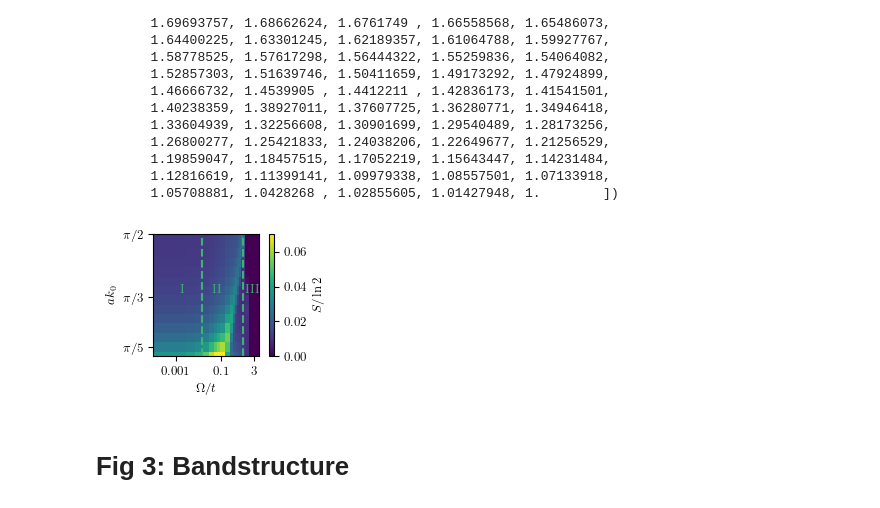
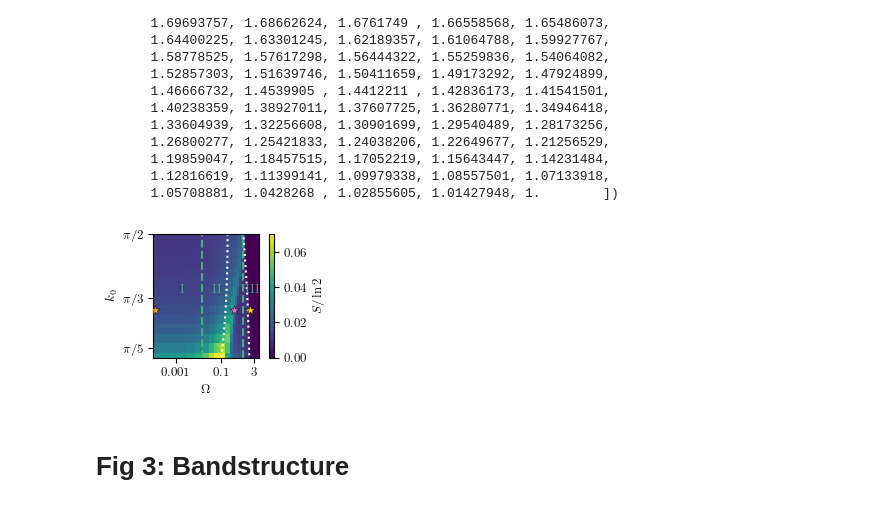
Before and after one commit to Ssalazar12/submission_VN_spinless, a Jupyter notebook: notebooks/analysis/manuscript_figures.ipynb, the cells around one changed output. Saved outputs shown, nothing was run; the diff lists cells and outputs as text; code cells hidden in the pictures.

```diff
--- a/notebooks/analysis/manuscript_figures.ipynb
+++ b/notebooks/analysis/manuscript_figures.ipynb
@@ -1176,36 +1103,51 @@ ax.set_yticks([np.pi / 5, np.pi / 3, np.pi / 2],
               labels=[r"$\pi/5$",r"$\pi/3$",r"$\pi/2$"],
               fontsize=base_font)
 
 ax.set_xlim(0.0001, 5)
 ax.set_ylim(0.35 * np.pi / 2, np.pi / 2)
 
 # Regime labels.
 ax.annotate(r"I",xy=(0.002, np.pi / 2.9), ha="center",color="mediumseagreen",
             fontsize=base_font,fontweight="bold")
 
 ax.annotate(r"II", xy=(0.07, np.pi / 2.9),ha="center",color="mediumseagreen",
     fontsize=base_font,fontweight="bold")
 
 ax.annotate(r"III",xy=(2.5, np.pi / 2.9),ha="center",color="mediumseagreen",
     fontsize=base_font,fontweight="bold")
 
+# Wavepacket bounds
+ax.plot(lowerlin,K0_cont,color="white",linestyle="dotted")
+ax.plot(otherline,K0_cont,color="white",linestyle="dotted")
+
+# Mark the example points.
+ax.scatter(chosen_rabi1 + 0.3 * 10**(-4),K0_unique[k0idx],marker="*",
+    color="orange", s=base_marker + 40, edgecolors="black", linewidths=0.3,
+    zorder=8)
+
+ax.scatter(chosen_rabi2,K0_unique[k0idx],marker="*", color="orchid",
+    s=base_marker + 40, edgecolors="black",linewidths=0.3,zorder=8)
+
+ax.scatter(chosen_rabi3,K0_unique[k0idx],marker="*",color="gold",
+    s=base_marker + 40,edgecolors="black",linewidths=0.3,zorder=8)
+
 # Colorbar in its dedicated axis.
 cbar = fig.colorbar(im, cax=cax)
 cbar.ax.set_ylabel( r"$S/\ln{2}$",rotation=90,fontsize=base_font)
 
-ax.set_ylabel(r"$a k_0$",fontweight="bold",
+ax.set_ylabel(r"$ k_0$",fontweight="bold",
     fontsize=base_font)
 
-ax.set_xlabel( r"$\Omega/t$",fontweight="bold",
+ax.set_xlabel( r"$\Omega$",fontweight="bold",
     fontsize=base_font)
 
 #ax.annotate( r"(c)",xy=(1.5 * 10**(-4), 0.9 * np.pi / 2),
 #    fontsize=base_font,fontweight="bold", color="white")
 
 fig.savefig(fig_route + "entropy_vs_K0_and_om.pdf",bbox_inches="tight",
     transparent=True)
 # %% [output]
-[figure, old version]
+[figure, new version]
 # %% [markdown]
 # Fig 3: Bandstructure
 # %%
```
Also changed, not shown: parts of 19 cells of this notebook, 26 other files.
